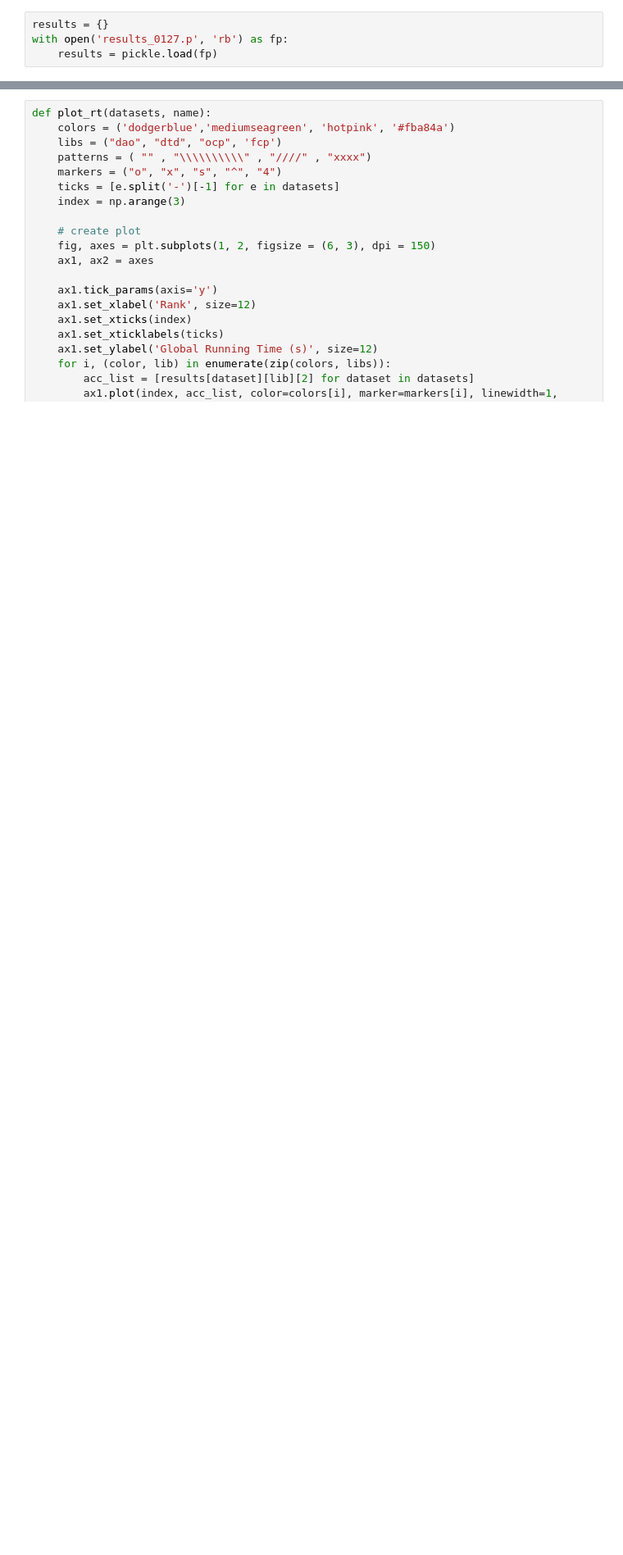
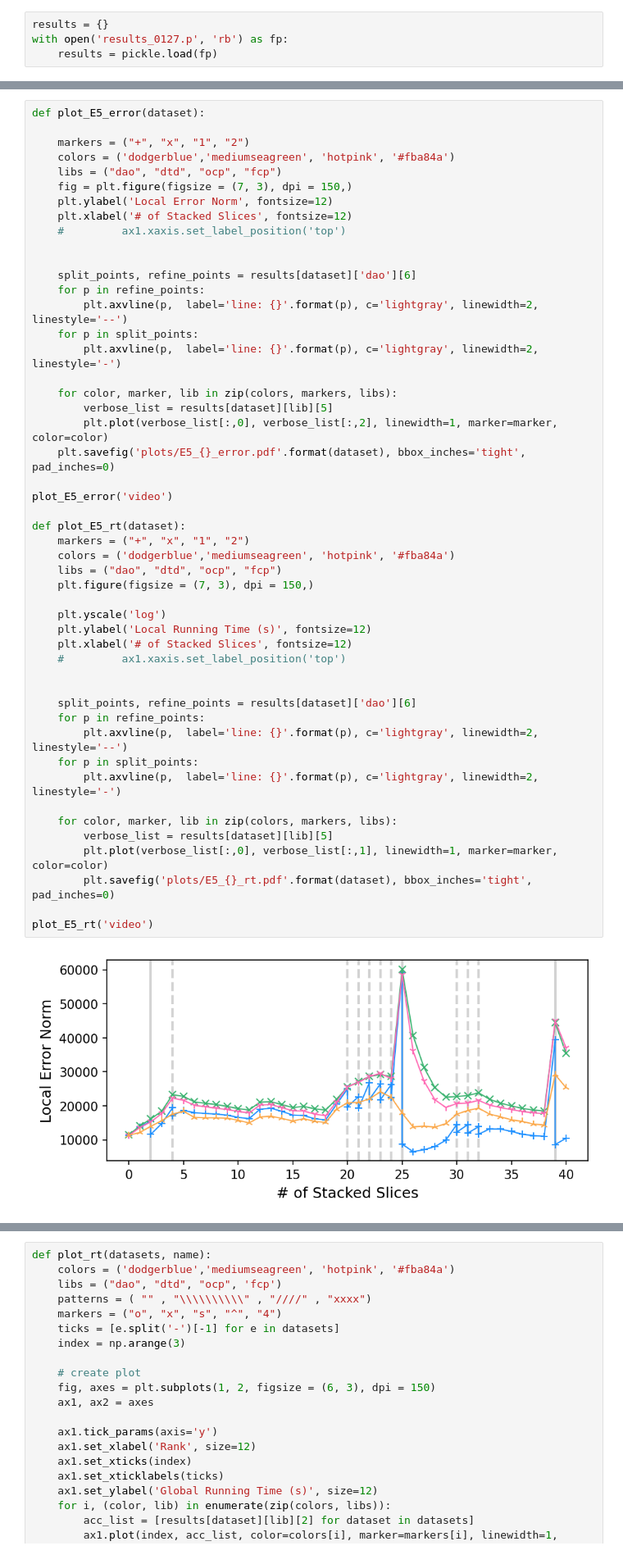
Before and after one commit to lucetre-snu/dao-cp, a Jupyter notebook: Proposed Method/7_speed_accuracy.ipynb, the cells around one changed output, grey strips where cells are left out. Shown: that part at 82% size. Drawn from its saved outputs; the diff is of its cells as text; blank space fills up the shorter version.

Commit message:
Redraw Fig 5. time scalability

```diff
--- a/Proposed Method/7_speed_accuracy.ipynb
+++ b/Proposed Method/7_speed_accuracy.ipynb
@@ -114,0 +116,51 @@ plot_rt(('hall-30', 'hall-35', 'hall-40'), 'rt_hall')
+# %%
+def plot_E5_error(dataset):
+
+    markers = ("+", "x", "1", "2")
+    colors = ('dodgerblue','mediumseagreen', 'hotpink', '#fba84a')
+    libs = ("dao", "dtd", "ocp", "fcp")
+    fig = plt.figure(figsize = (7, 3), dpi = 150,)
+    plt.ylabel('Local Error Norm', fontsize=12)
+    plt.xlabel('# of Stacked Slices', fontsize=12)
+    #         ax1.xaxis.set_label_position('top')
+
+
+    split_points, refine_points = results[dataset]['dao'][6]
+    for p in refine_points:
+        plt.axvline(p,  label='line: {}'.format(p), c='lightgray', linewidth=2, linestyle='--')
+    for p in split_points:
+        plt.axvline(p,  label='line: {}'.format(p), c='lightgray', linewidth=2, linestyle='-')
+
+    for color, marker, lib in zip(colors, markers, libs):
+        verbose_list = results[dataset][lib][5]
+        plt.plot(verbose_list[:,0], verbose_list[:,2], linewidth=1, marker=marker, color=color)
+    plt.savefig('plots/E5_{}_error.pdf'.format(dataset), bbox_inches='tight', pad_inches=0)
+
+plot_E5_error('video')
+
+def plot_E5_rt(dataset):
+    markers = ("+", "x", "1", "2")
+    colors = ('dodgerblue','mediumseagreen', 'hotpink', '#fba84a')
+    libs = ("dao", "dtd", "ocp", "fcp")
+    plt.figure(figsize = (7, 3), dpi = 150,)
+
+    plt.yscale('log')
+    plt.ylabel('Local Running Time (s)', fontsize=12)
+    plt.xlabel('# of Stacked Slices', fontsize=12)
+    #         ax1.xaxis.set_label_position('top')
+
+
+    split_points, refine_points = results[dataset]['dao'][6]
+    for p in refine_points:
+        plt.axvline(p,  label='line: {}'.format(p), c='lightgray', linewidth=2, linestyle='--')
+    for p in split_points:
+        plt.axvline(p,  label='line: {}'.format(p), c='lightgray', linewidth=2, linestyle='-')
+
+    for color, marker, lib in zip(colors, markers, libs):
+        verbose_list = results[dataset][lib][5]
+        plt.plot(verbose_list[:,0], verbose_list[:,1], linewidth=1, marker=marker, color=color)
+        plt.savefig('plots/E5_{}_rt.pdf'.format(dataset), bbox_inches='tight', pad_inches=0)
+
+plot_E5_rt('video')
+# %% [output]
+[figure, added]
```
Also changed, not shown: parts of 3 cells of this notebook, 9 other files.
